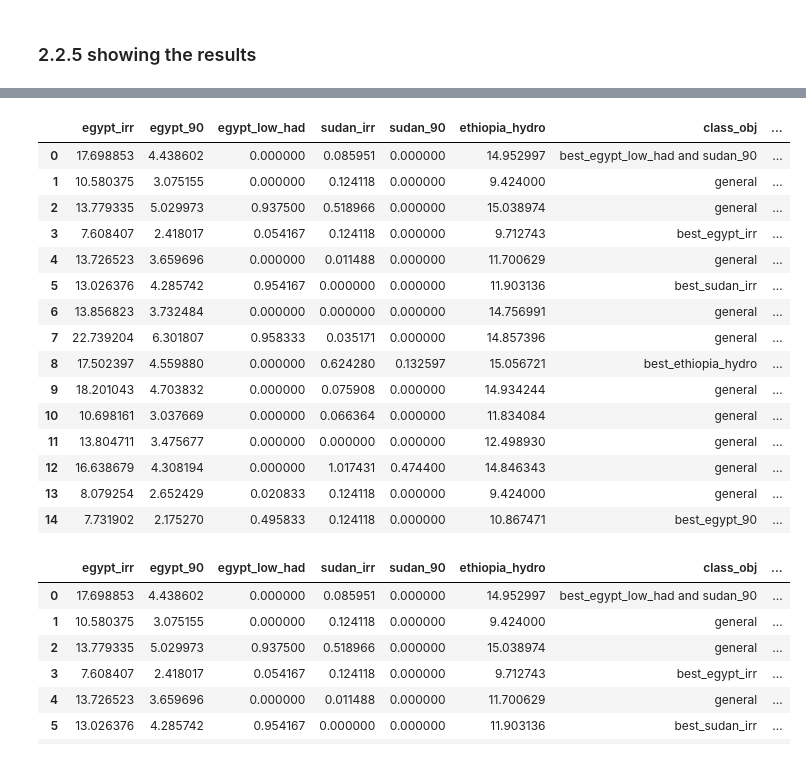
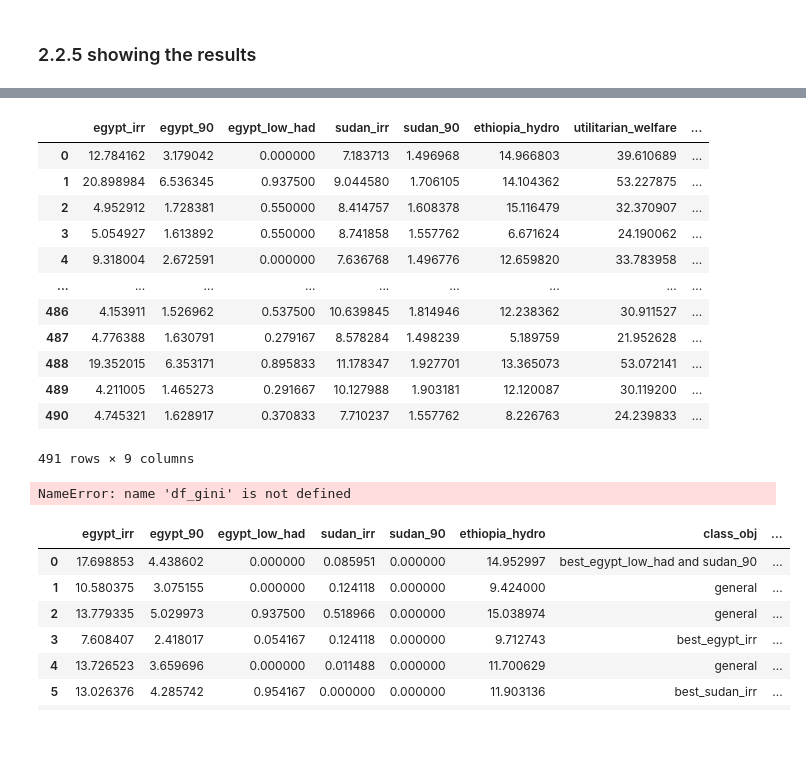
Before and after one commit to MeronZnabei/master-thesis-project, a Jupyter notebook: output_analysis/posteriori.ipynb, the cells around one changed output, grey strips where cells are left out. Saved outputs shown, nothing was run; the diff lists cells and outputs as text; code cells hidden in the pictures.

```diff
--- a/output_analysis/posteriori.ipynb
+++ b/output_analysis/posteriori.ipynb
@@ -508,7 +487,11 @@ def calculate_pw(refSet, columns, origins, gamma):
 
             # Calculate the Prioritarian Welfare for the specific column and add it to the score
             if gamma != 1:
-                pw_score += ((u_ij - u_0j) ** gamma - 1) / (1 - gamma)
+                if u_ij >= 0:
+                    pw_score += ((u_ij - u_0j) ** gamma - 1) / (1 - gamma)
+                else:
+                    pw_score += -(abs(u_ij - u_0j) ** gamma - 1) / (1 - gamma)
+
             else:
                 pw_score += np.log(u_ij - u_0j)
 
@@ -547,6 +530,6 @@ def calculate_gini_index(refSet, columns):
 # %% [markdown]
 ### 2.2.5 showing the results
 # %%
-df_uwf = calculate_utilitarian_welfare(df_objectives, objectives.columns)
+df_uwf = calculate_utilitarian_welfare(df_objectives, df_objectives.columns)
 df_uwf
 # %% [output]
@@ -603,10 +580,10 @@ df_swf
 # %%
 origins = {}
-origins['egypt_irr'] = 21.1
-origins['egypt_90'] = 6.0
-origins['egypt_low_had'] = 1.5
-origins['sudan_irr'] = 1.8
-origins['sudan_90'] = 0.8
-origins['ethiopia_hydro'] = 6.6
+origins['egypt_irr'] = 0
+origins['egypt_90'] = 0
+origins['egypt_low_had'] = 0
+origins['sudan_irr'] = 0
+origins['sudan_90'] = 0
+origins['ethiopia_hydro'] = 0
 print(origins)
 # %% [output]
@@ -614,4 +611,4 @@ print(origins)
 # %%
-df_pwf = calculate_pw(df_swf, objectives, origins, gamma=0.95)
+df_pwf = calculate_pw(df_uwf, origins.keys(), origins, gamma=0.95)
 df_pwf
 # %% [output]
@@ -634,22 +628,19 @@ df_pwf
 # %%
-df_gini = calculate_gini_index(df_pwf, objectives.columns)
+df_gini = calculate_gini_index(df_pwf, origins.keys())
 df_gini
 # %% [output]
-|  | egypt_irr | egypt_90 | egypt_low_had | sudan_irr | sudan_90 | ethiopia_hydro | class_obj | ... |
-| 0 | 17.698853 | 4.438602 | 0.000000 | 0.085951 | 0.000000 | 14.952997 | best_egypt_low_had and sudan_90 | ... |
-| 1 | 10.580375 | 3.075155 | 0.000000 | 0.124118 | 0.000000 | 9.424000 | general | ... |
-| 2 | 13.779335 | 5.029973 | 0.937500 | 0.518966 | 0.000000 | 15.038974 | general | ... |
-| 3 | 7.608407 | 2.418017 | 0.054167 | 0.124118 | 0.000000 | 9.712743 | best_egypt_irr | ... |
-| 4 | 13.726523 | 3.659696 | 0.000000 | 0.011488 | 0.000000 | 11.700629 | general | ... |
-| 5 | 13.026376 | 4.285742 | 0.954167 | 0.000000 | 0.000000 | 11.903136 | best_sudan_irr | ... |
-| 6 | 13.856823 | 3.732484 | 0.000000 | 0.000000 | 0.000000 | 14.756991 | general | ... |
-| 7 | 22.739204 | 6.301807 | 0.958333 | 0.035171 | 0.000000 | 14.857396 | general | ... |
-| 8 | 17.502397 | 4.559880 | 0.000000 | 0.624280 | 0.132597 | 15.056721 | best_ethiopia_hydro | ... |
-| 9 | 18.201043 | 4.703832 | 0.000000 | 0.075908 | 0.000000 | 14.934244 | general | ... |
-| 10 | 10.698161 | 3.037669 | 0.000000 | 0.066364 | 0.000000 | 11.834084 | general | ... |
-| 11 | 13.804711 | 3.475677 | 0.000000 | 0.000000 | 0.000000 | 12.498930 | general | ... |
-| 12 | 16.638679 | 4.308194 | 0.000000 | 1.017431 | 0.474400 | 14.846343 | general | ... |
-| 13 | 8.079254 | 2.652429 | 0.020833 | 0.124118 | 0.000000 | 9.424000 | general | ... |
-| 14 | 7.731902 | 2.175270 | 0.495833 | 0.124118 | 0.000000 | 10.867471 | best_egypt_90 | ... |
+|  | egypt_irr | egypt_90 | egypt_low_had | sudan_irr | sudan_90 | ethiopia_hydro | utilitarian_welfare | ... |
+| 0 | 12.784162 | 3.179042 | 0.000000 | 7.183713 | 1.496968 | 14.966803 | 39.610689 | ... |
+| 1 | 20.898984 | 6.536345 | 0.937500 | 9.044580 | 1.706105 | 14.104362 | 53.227875 | ... |
+| 2 | 4.952912 | 1.728381 | 0.550000 | 8.414757 | 1.608378 | 15.116479 | 32.370907 | ... |
+| 3 | 5.054927 | 1.613892 | 0.550000 | 8.741858 | 1.557762 | 6.671624 | 24.190062 | ... |
+| 4 | 9.318004 | 2.672591 | 0.000000 | 7.636768 | 1.496776 | 12.659820 | 33.783958 | ... |
+| ... | ... | ... | ... | ... | ... | ... | ... | ... |
+| 486 | 4.153911 | 1.526962 | 0.537500 | 10.639845 | 1.814946 | 12.238362 | 30.911527 | ... |
+| 487 | 4.776388 | 1.630791 | 0.279167 | 8.578284 | 1.498239 | 5.189759 | 21.952628 | ... |
+| 488 | 19.352015 | 6.353171 | 0.895833 | 11.178347 | 1.927701 | 13.365073 | 53.072141 | ... |
+| 489 | 4.211005 | 1.465273 | 0.291667 | 10.127988 | 1.903181 | 12.120087 | 30.119200 | ... |
+| 490 | 4.745321 | 1.628917 | 0.370833 | 7.710237 | 1.557762 | 8.226763 | 24.239833 | ... |
+491 rows × 9 columns
 # %%
 # the direction at which the objectives are optimized are put in a dictionary
@@ -659,3 +653,21 @@ best_solutions_principles = get_best_solutions(df_gini, directions_principles)
+# %%
+from plotter import parallel_plots_many_policies
+
+parallel_plots_many_policies(
+    df_gini[["utilitarian_welfare", "prioritarian_welfare", "gini_index"]],
+    created_vars,
+    created_vars_names,
+        names_display=[
+        "UWF",
+        "PWF",
+        "Gini",
+    ],
+    units=["-", "-", "%", "-"],
+    directions=["max", "max", "min"],
+)
+plt.show()
+# %% [output]
+NameError: name 'df_gini' is not defined
 # %%
 # to create the parallel coordinates plot later, every solution is classified based on the objectives
 df_gini['class_principle'] = 'general'
```
Also changed, not shown: parts of 25 cells of this notebook, 2 other files.
